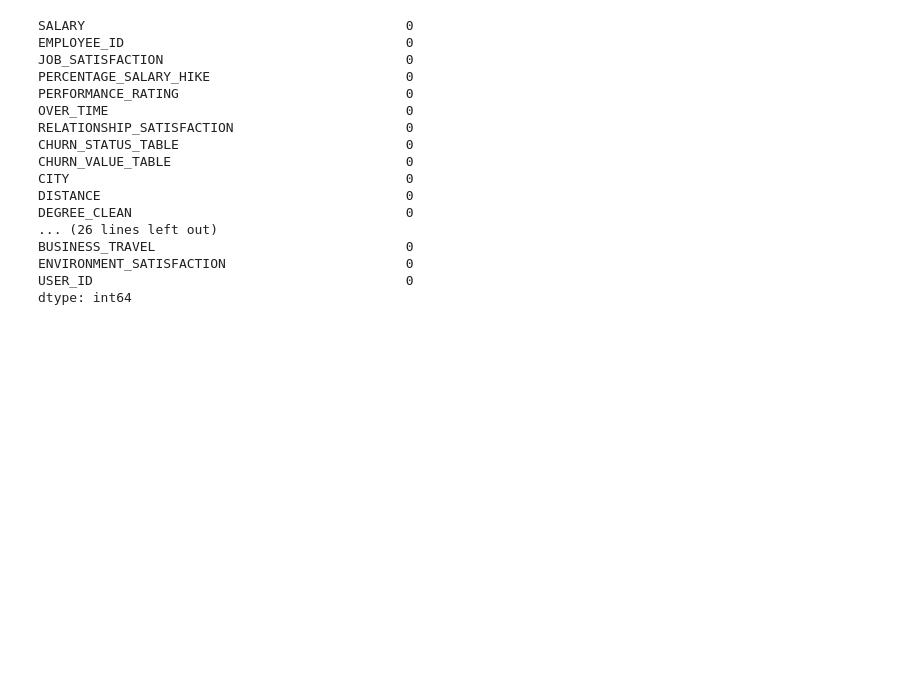
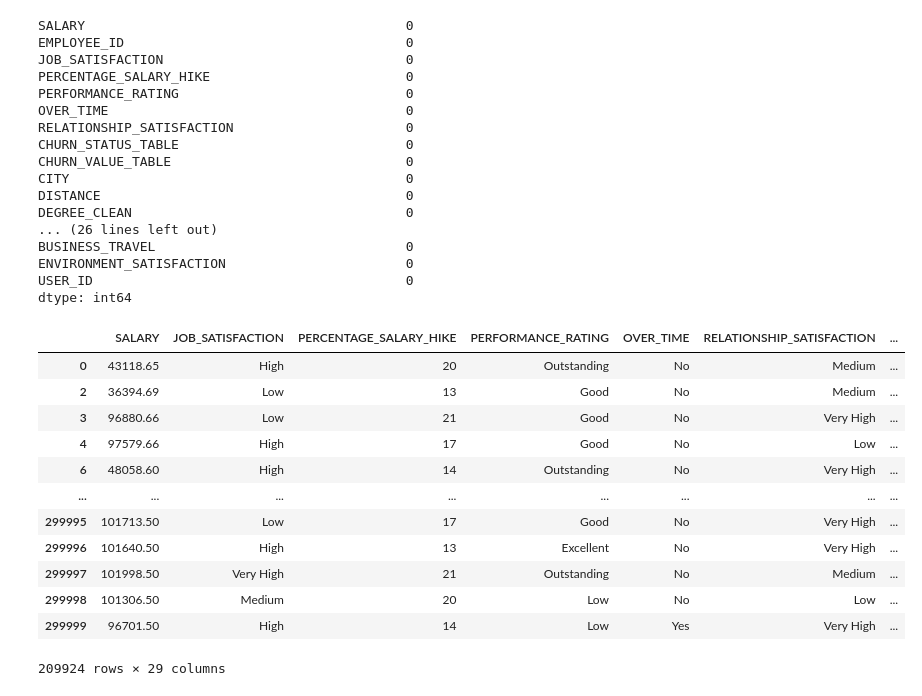
Before and after one commit to Vishal80990/Attrition-Analytic-across-various-sectors, a Jupyter notebook: NEW.ipynb, the cells around one changed output. Saved outputs shown, nothing was run; the diff lists cells and outputs as text; code cells hidden in the pictures; blank space fills up the shorter version.

```diff
--- a/NEW.ipynb
+++ b/NEW.ipynb
@@ -96,4 +94,20 @@ ENVIRONMENT_SATISFACTION                       0
 USER_ID                                        0
 dtype: int64
 # %%
-df = Original_df.drop(["USER_ID", "EMPLOYEE_ID", "JOB_STARTDATE", "JOB_ENDDATE", "SCHOOL_ENDDATE","CHURN_VALUE_","PEOPLE_JOINED_BEFORE_AND_LEFT_IN_THIS_MONTH","PEOPLE_JOINED_AND_NEVER_LEFT","POPULATION","CHURN_OTHER","CHURN_F","SUM_OF_TENURE","SUM_OF_AGE"], axis = 1)
+df = Original_df.drop(["USER_ID", "EMPLOYEE_ID", "JOB_STARTDATE", "JOB_ENDDATE", "SCHOOL_ENDDATE","PEOPLE_JOINED_BEFORE_AND_LEFT_IN_THIS_MONTH","PEOPLE_JOINED_AND_NEVER_LEFT","POPULATION","CHURN_OTHER","RETENTION","SUM_OF_TENURE","SUM_OF_AGE"], axis = 1)
+# %%
+df
+# %% [output]
+|  | SALARY | JOB_SATISFACTION | PERCENTAGE_SALARY_HIKE | PERFORMANCE_RATING | OVER_TIME | RELATIONSHIP_SATISFACTION | ... |
+| 0 | 43118.65 | High | 20 | Outstanding | No | Medium | ... |
+| 2 | 36394.69 | Low | 13 | Good | No | Medium | ... |
+| 3 | 96880.66 | Low | 21 | Good | No | Very High | ... |
+| 4 | 97579.66 | High | 17 | Good | No | Low | ... |
+| 6 | 48058.60 | High | 14 | Outstanding | No | Very High | ... |
+| ... | ... | ... | ... | ... | ... | ... | ... |
+| 299995 | 101713.50 | Low | 17 | Good | No | Very High | ... |
+| 299996 | 101640.50 | High | 13 | Excellent | No | Very High | ... |
+| 299997 | 101998.50 | Very High | 21 | Outstanding | No | Medium | ... |
+| 299998 | 101306.50 | Medium | 20 | Low | No | Low | ... |
+| 299999 | 96701.50 | High | 14 | Low | Yes | Very High | ... |
+209924 rows × 29 columns
```
Also changed, not shown: parts of 1 cell of this notebook.
